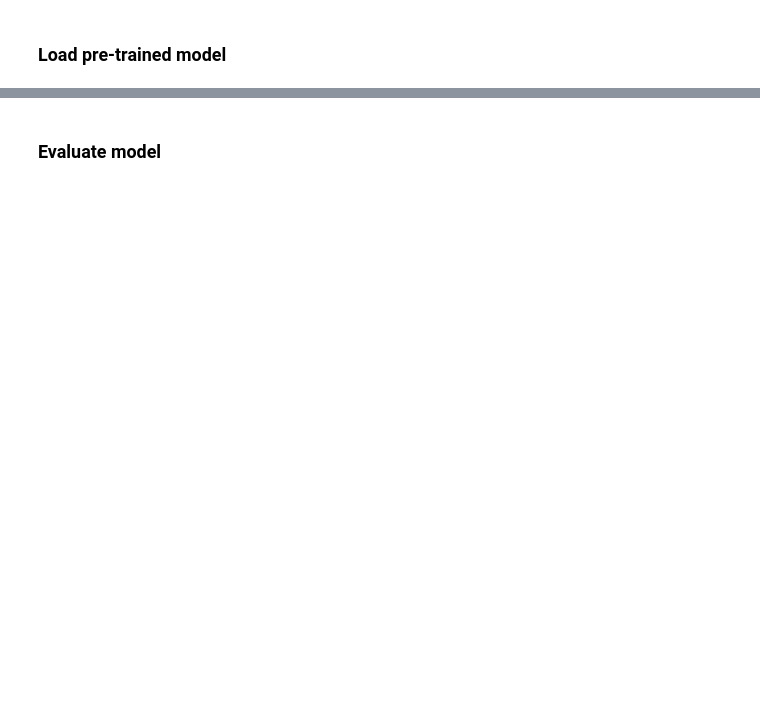
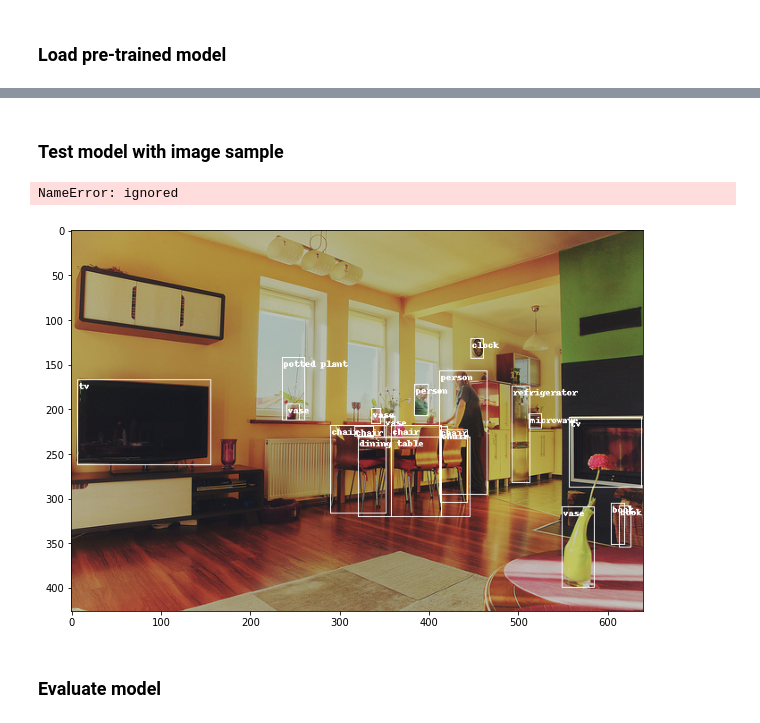
Before and after one commit to joangog/object-detection, a Jupyter notebook: coco2017_inference.ipynb, the cells around one changed output, grey strips where cells are left out. Cells and saved outputs as stored; diff of their text form; code cells hidden in the pictures; blank space fills up the shorter version.

```diff
--- a/coco2017_inference.ipynb
+++ b/coco2017_inference.ipynb
@@ -169,13 +209,16 @@ img_dir = '/content/val2017'
 ann_file = os.path.join(img_dir,'instances_val2017.json')  # annotations
 
 # Define data transforms
-transforms = Compose([ToTensor()]) # Compose([Resize((640,640)), ToTensor()])
+transforms = AT.Compose([AT.ToTensor()]) # Compose([Resize((640,640)), ToTensor()])
 
 # Create dataset
 dataset = CocoDetection(img_dir, ann_file, transforms = transforms)
 
+# test
+# for ann_id in dataset.coco.anns:
+  # dataset.coco.anns[ann_id]['bbox'] = test_format_bbox(dataset.coco.anns[ann_id]['bbox'])
+
 # Create data loader
-data_loader = torch.utils.data.DataLoader(
-    dataset, batch_size=2, shuffle=False, num_workers=2, collate_fn=collate_fn)
+data_loader = torch.utils.data.DataLoader(dataset, batch_size=2, shuffle=False, num_workers=2, collate_fn=AU.collate_fn)
 # %% [output]
 loading annotations into memory...
@@ -188,17 +231,17 @@ index created!
 %cd /content
 
 # @markdown Model Selection { display-mode: 'form', run: 'auto' }
-model_name = 'Mask R-CNN ResNet-50 FPN' # @param ['SSD300 VGG16', 'Faster R-CNN ResNet-50 FPN', 'Mask R-CNN ResNet-50 FPN', 'YOLOv5s', 'YOLOv5m']
+model_name = 'SSD300 VGG16' # @param ['SSD300 VGG16', 'Faster R-CNN ResNet-50 FPN', 'Mask R-CNN ResNet-50 FPN', 'YOLOv5s', 'YOLOv5m']
 
 if model_name == 'SSD300 VGG16':
   model_id = 'ssd'
-  model = ssd300_vgg16(pretrained=True, progress=True)
+  model = M.ssd300_vgg16(pretrained=True, progress=True)
 elif model_name == 'Faster R-CNN ResNet-50 FPN':
   model_id = 'fasterrcnn'
-  model = fasterrcnn_resnet50_fpn(pretrained=True, progress=True)
+  model = M.fasterrcnn_resnet50_fpn(pretrained=True, progress=True)
 elif model_name == 'Mask R-CNN ResNet-50 FPN':
   model_id = 'maskrcnn'
-  model = maskrcnn_resnet50_fpn(pretrained=True, progress=True)
+  model = M.maskrcnn_resnet50_fpn(pretrained=True, progress=True)
 elif model_name == 'YOLOv5s':
   model_id = 'yolov5s'
   model = torch.hub.load('ultralytics/yolov5', 'yolov5s')
@@ -214,3 +257,52 @@ Loaded model: Mask R-CNN ResNet-50 FPN
+# %% [markdown]
+### Test model with image sample
+# %%
+# Get appropriate device for model
+device = torch.device('cuda') if torch.cuda.is_available() else torch.device('cpu')
+model.to(device)
+
+# Get image sample
+img_id = 139 #11051 # 67406
+img = F.convert_image_dtype(F.to_tensor(PIL.Image.open(os.path.join(img_dir,dataset.coco.loadImgs([img_id])[0]['file_name']))),torch.uint8)
+img_formatted = torch.tensor(np.divide(img,255)).float().to(device)
+img_anns = list(dataset.coco.loadAnns(dataset.coco.getAnnIds([img_id])))  # create a copy to avoid update to original annotations
+
+# Generate model predictions
+model.eval()
+with torch.no_grad():
+  pred = model([img_formatted])
+
+# Get label names
+label_ids = dataset.coco.getCatIds()
+label_info = dataset.coco.loadCats(label_ids)
+label_names = [label['name'] for label in label_info]
+labels = dict(zip(label_ids,label_names))
+
+# Get ground truth bboxes
+true_bboxes = F.Tensor([obj['bbox'] for obj in img_anns]).to(device)
+true_labels = [labels[obj['category_id']] for obj in img_anns]
+true_img = U.draw_bounding_boxes(img, true_bboxes, true_labels)
+plt.figure(figsize = (25,7))
+plt.imshow(F.to_pil_image(true_img))
+
+# Get ground truth segmentation masks
+# print(img_anns)
+# true_masks = F.Tensor([obj['segmentation'][0] for obj in img_anns])
+# true_labels = [labels[obj['category_id']] for obj in img_anns]
+# true_img = U.draw_segmentation_masks(img, true_masks, true_labels)
+# plt.figure(figsize = (25,7))
+# plt.imshow(F.to_pil_image(true_img))
+
+# Get predicted bboxes
+pred_bboxes = torch.stack([pred[0]['boxes'][i] for i in range(0,len(pred[0]['boxes'])) if pred[0]['scores'][i] > 0.5])
+pred_labels_ids = pred[0]['labels'].tolist()
+pred_label_ids = [pred_labels_ids[i] for i in range(0,len(pred_labels_ids)) if pred[0]['scores'][i] > 0.5]
+pred_img = U.draw_bounding_boxes(img, pred_bboxes, pred_labels)
+plt.figure(figsize = (25,7))
+plt.imshow(F.to_pil_image(pred_img))
+# %% [output]
+NameError: ignored
+[figure, added]
 # %% [markdown]
 ### Evaluate model
 # %%
```
Also changed, not shown: parts of 9 cells of this notebook.
